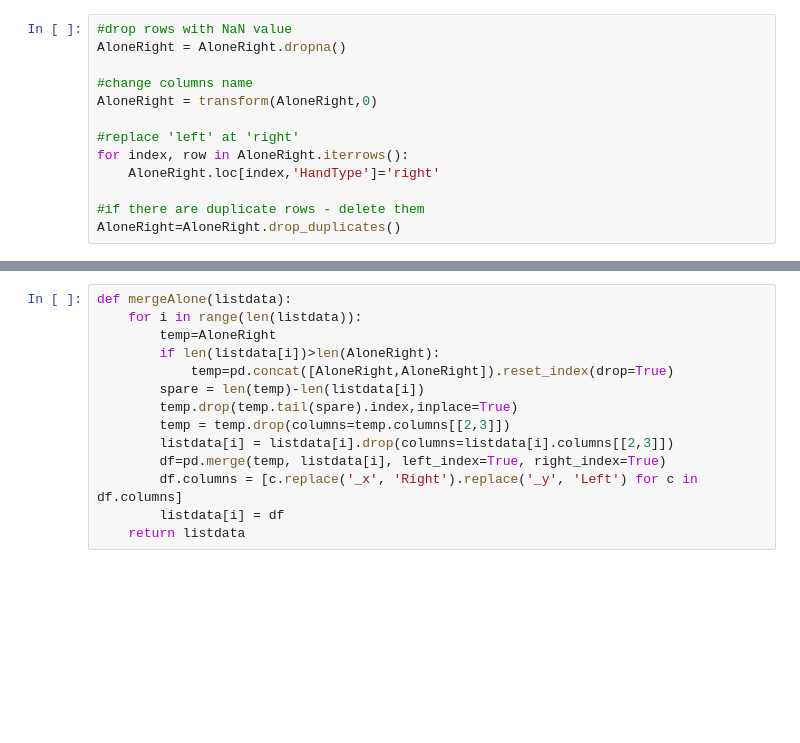
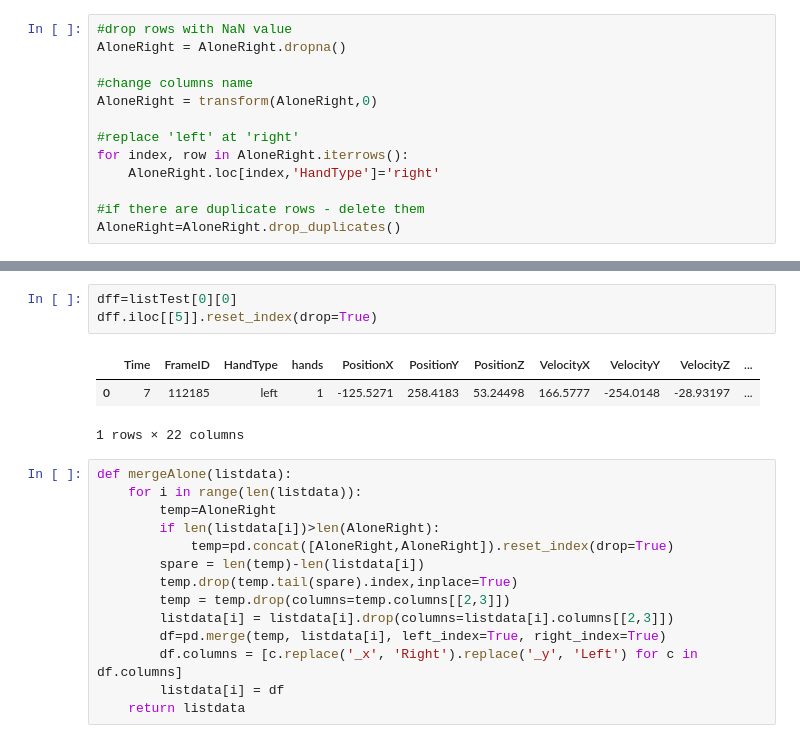
Before and after one commit to noamya-sh/Final-project-SemesterB, a Jupyter notebook: Hands-state.ipynb, the cells around one changed output, grey strips where cells are left out. Drawn from its saved outputs; the diff is of its cells as text; blank space fills up the shorter version.

```diff
--- a/Hands-state.ipynb
+++ b/Hands-state.ipynb
@@ -192,3 +176,10 @@ listTest[0][0]
+# %%
+dff=listTest[0][0]
+dff.iloc[[5]].reset_index(drop=True)
+# %% [output]
+|  | Time | FrameID | HandType | hands | PositionX | PositionY | PositionZ | VelocityX | VelocityY | VelocityZ | ... |
+| 0 | 7 | 112185 | left | 1 | -125.5271 | 258.4183 | 53.24498 | 166.5777 | -254.0148 | -28.93197 | ... |
+1 rows × 22 columns
 # %%
 def mergeAlone(listdata):
     for i in range(len(listdata)):
```
Also changed, not shown: parts of 25 cells of this notebook.
